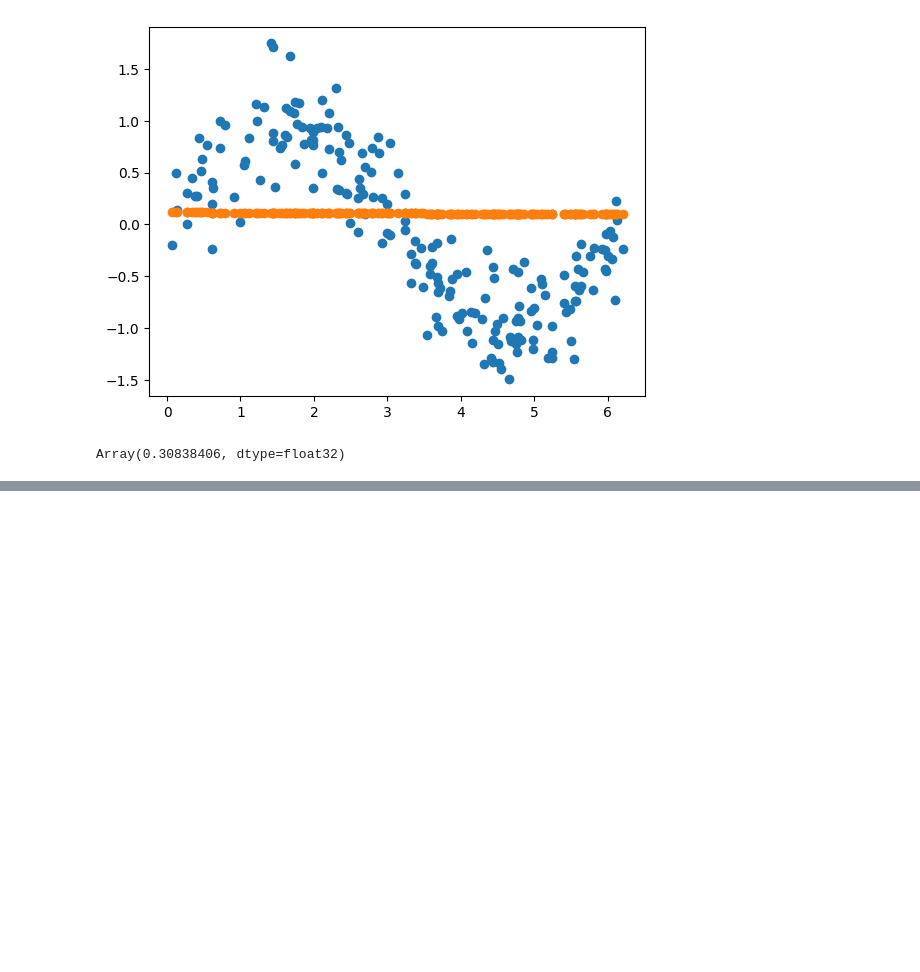
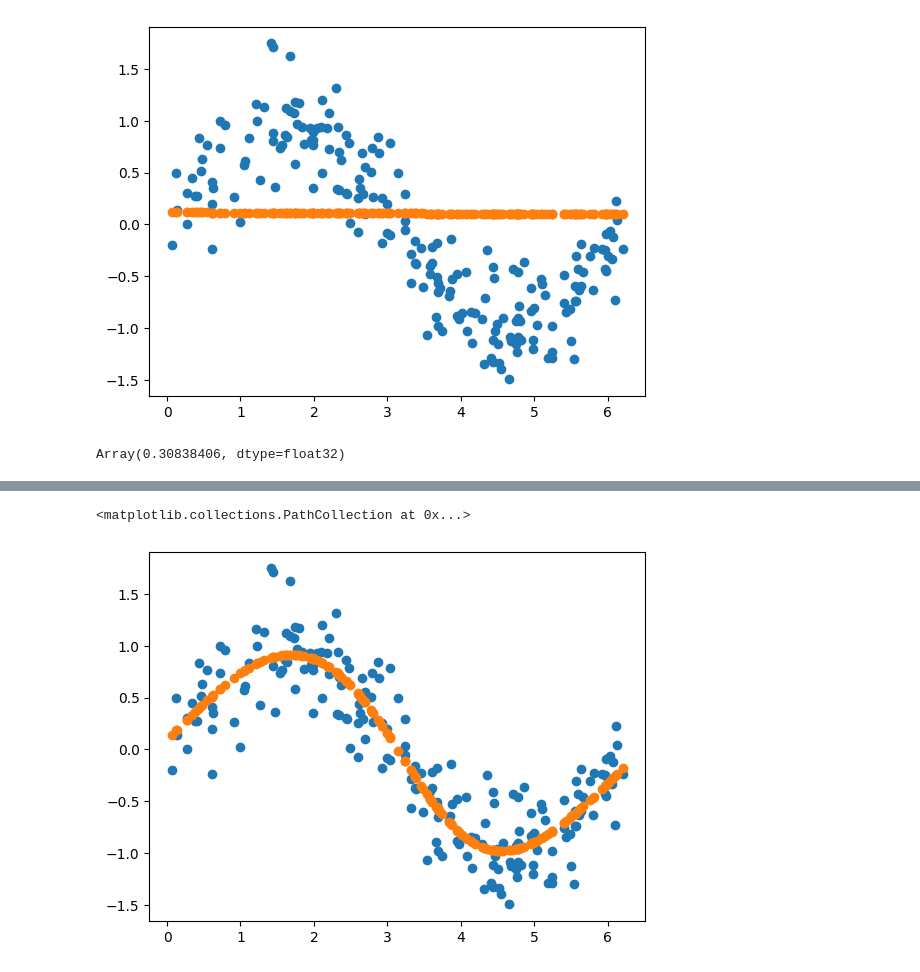
Before and after one commit to jackwooley/scikit-jack, a Jupyter notebook: NNs/jax.ipynb, the cells around one changed output, grey strips where cells are left out. Cells and saved outputs as stored; diff of their text form; code cells hidden in the pictures; blank space fills up the shorter version.

```diff
--- a/NNs/jax.ipynb
+++ b/NNs/jax.ipynb
@@ -97,0 +192,7 @@ loss_and_grad_fun = jax.value_and_grad(
+# %%
+# third run: tried with lr = 0.1 (like the demo has) - it looks great!!
+plt.scatter(x_samples, y_samples)
+plt.scatter(x_samples, network_forward(x_samples, weight_matrices, bias_vectors, activation_functions))
+# %% [output]
+<matplotlib.collections.PathCollection at 0x...>
+[figure, added]
```
Also changed, not shown: parts of 10 cells of this notebook.
